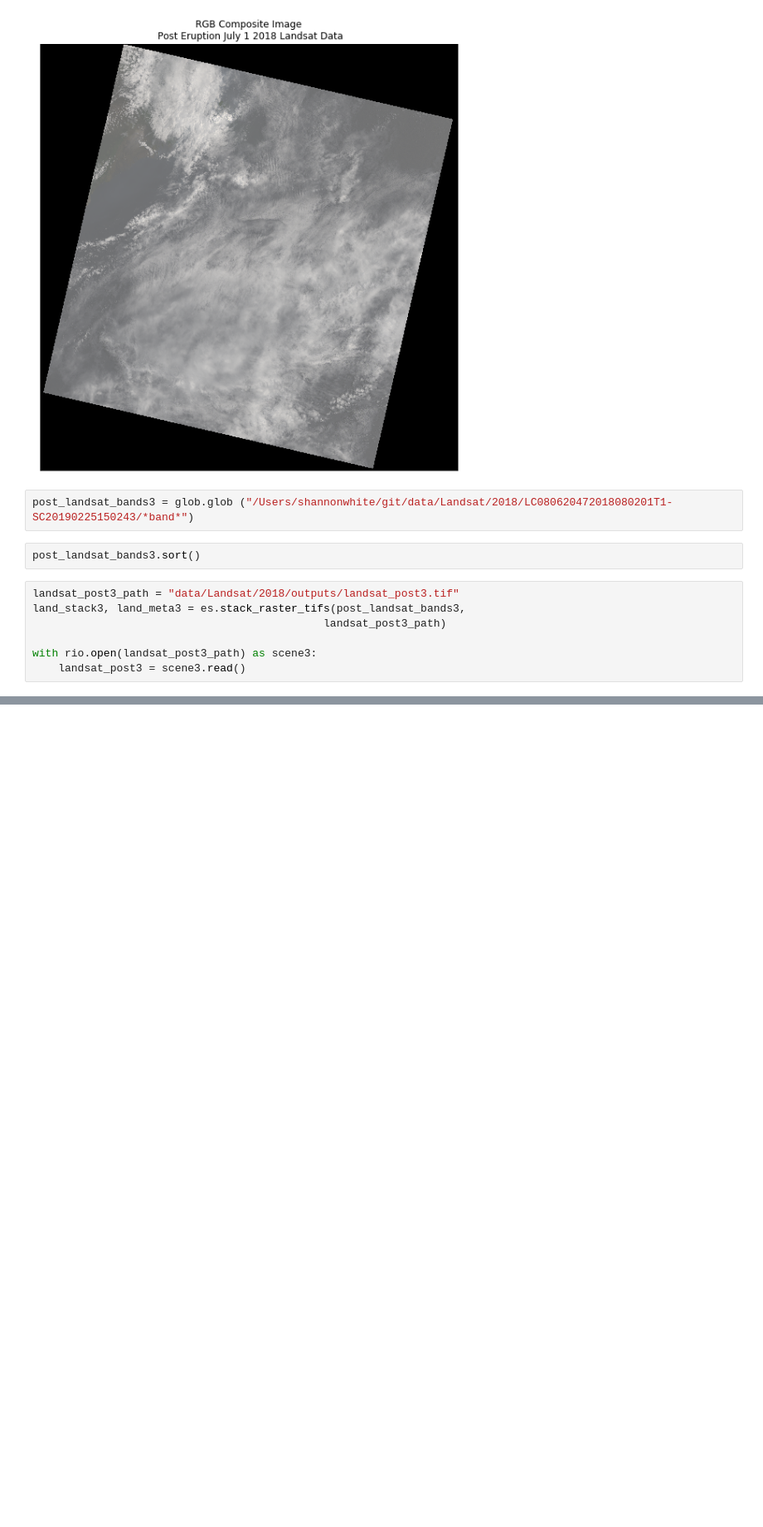
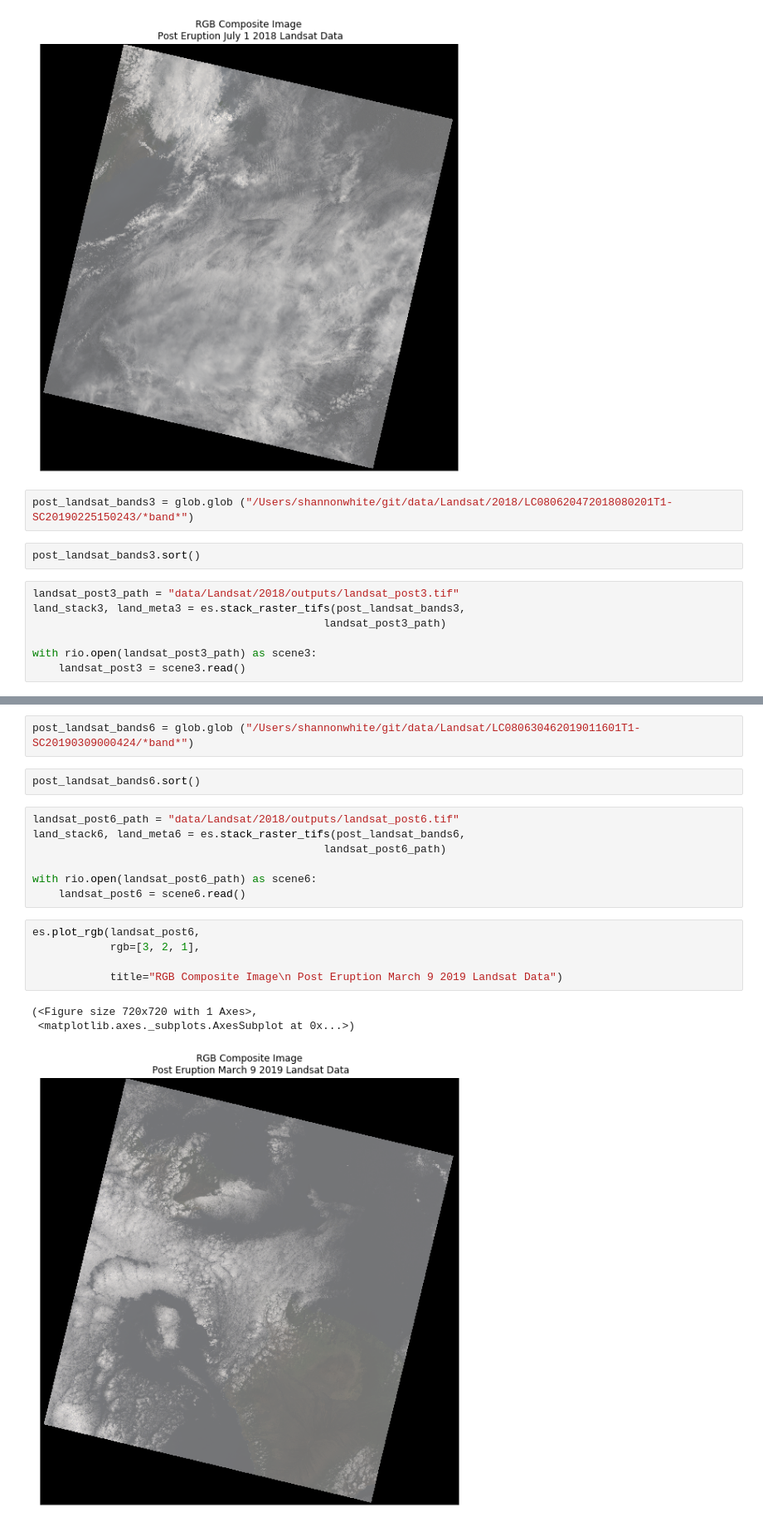
Before and after one commit to shwh2628/volcano-risk-analysis, a Jupyter notebook: notebooks/Landsat Data .ipynb, the cells around one changed output, grey strips where cells are left out. Shown at 83% size. Drawn from its saved outputs; the diff is of its cells as text; blank space fills up the shorter version.

```diff
--- a/notebooks/Landsat Data .ipynb
+++ b/notebooks/Landsat Data .ipynb
@@ -183,0 +184,20 @@ es.plot_rgb(landsat_post4,
+# %%
+post_landsat_bands6 = glob.glob ("/Users/shannonwhite/git/data/Landsat/LC080630462019011601T1-SC20190309000424/*band*")
+# %%
+post_landsat_bands6.sort()
+# %%
+landsat_post6_path = "data/Landsat/2018/outputs/landsat_post6.tif"
+land_stack6, land_meta6 = es.stack_raster_tifs(post_landsat_bands6,
+                                             landsat_post6_path)
+
+with rio.open(landsat_post6_path) as scene6:
+    landsat_post6 = scene6.read()
+# %%
+es.plot_rgb(landsat_post6,
+            rgb=[3, 2, 1],
+
+            title="RGB Composite Image\n Post Eruption March 9 2019 Landsat Data")
+# %% [output]
+(<Figure size 720x720 with 1 Axes>,
+ <matplotlib.axes._subplots.AxesSubplot at 0x...>)
+[figure, added]
```
Also changed, not shown: parts of 10 cells of this notebook, 9 other files.
